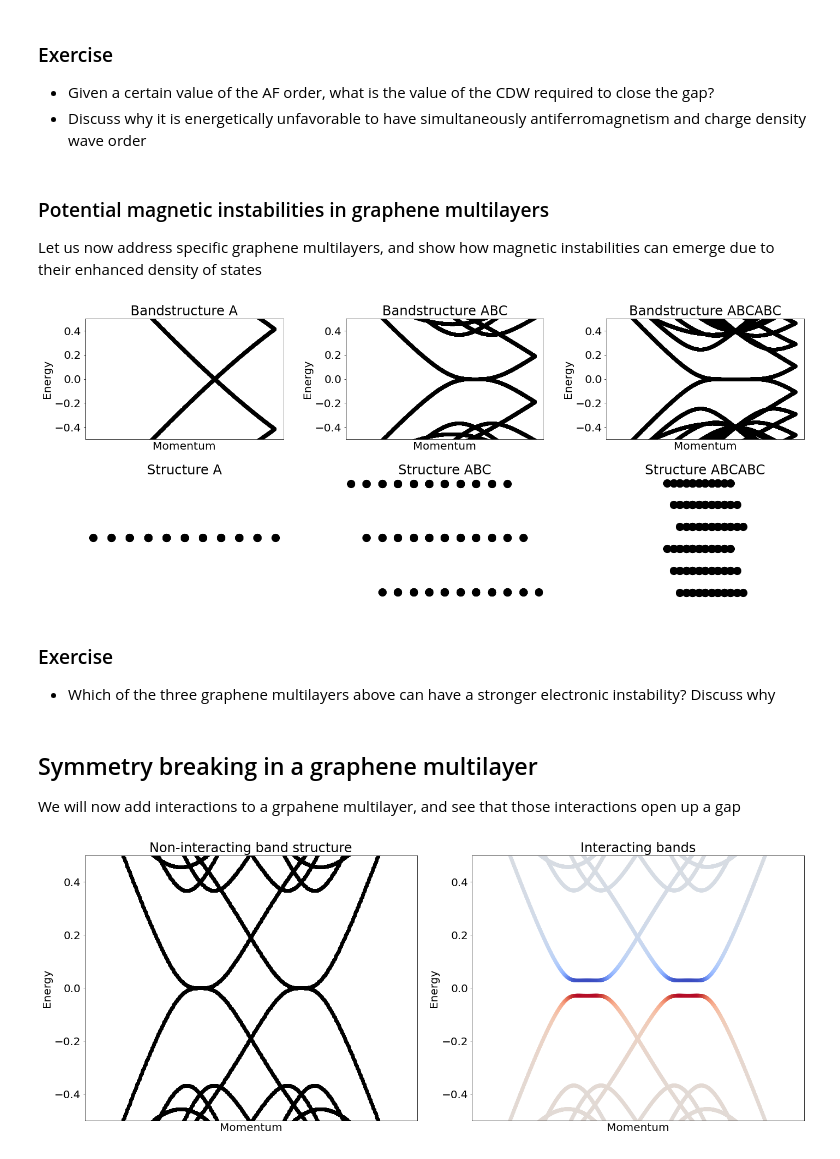
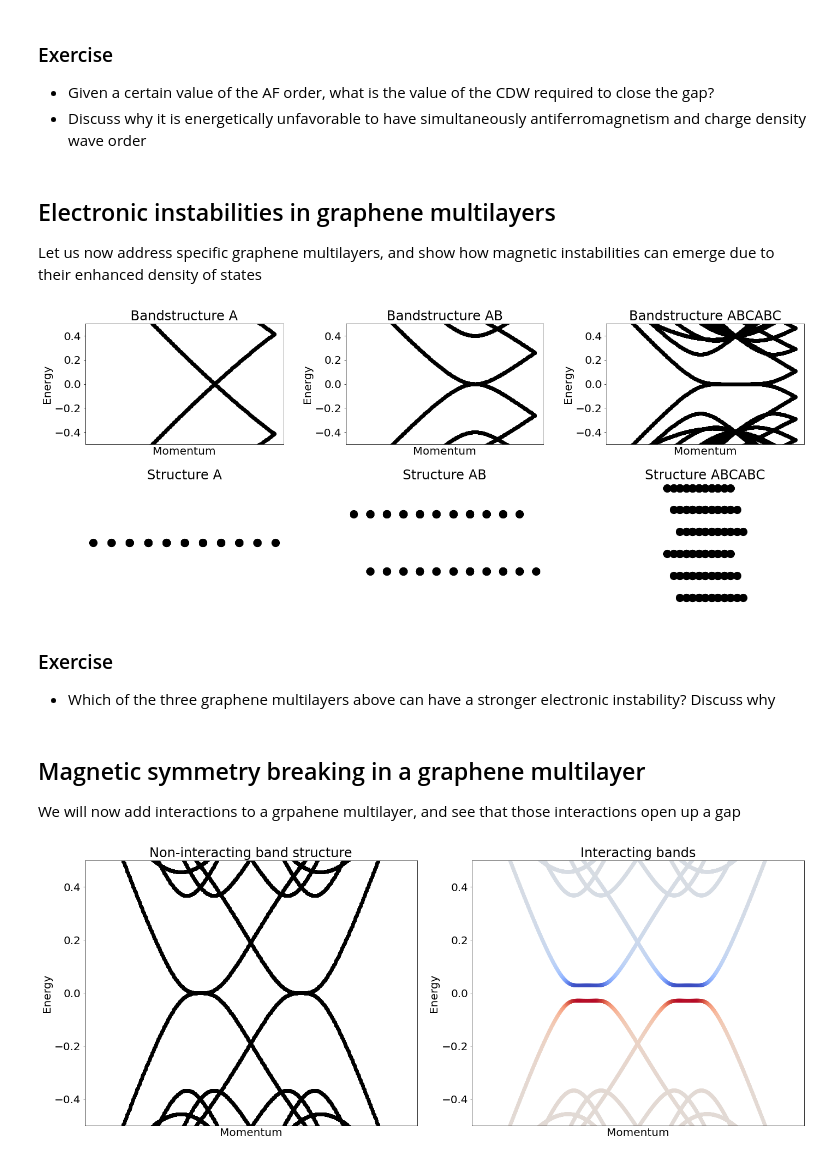
Before and after one commit to joselado/jyvaskyla_summer_school_2022, a Jupyter notebook: sessions/session3.ipynb, the cells around one changed output. Cells and saved outputs as stored; diff of their text form; code cells hidden in the pictures.

```diff
--- a/sessions/session3.ipynb
+++ b/sessions/session3.ipynb
@@ -382,31 +385,32 @@ plt.tight_layout() # adjust the subplots
 - Given a certain value of the AF order, what is the value of the CDW required to close the gap?
 - Discuss why it is energetically unfavorable to have simultaneously antiferromagnetism and charge density wave order
 # %% [markdown]
-### Potential magnetic instabilities in graphene multilayers
+## Electronic instabilities in graphene multilayers
 Let us now address specific graphene multilayers, and show how magnetic instabilities can emerge due to their enhanced density of states
 # %%
 from pyqula import specialhamiltonian
-mls = ["A","ABC","ABCABC"] # graphene multilayers to consider
+mls = ["A","AB","ABCABC"] # graphene multilayers to consider
 ii = 1 # counter
 for m in mls: # loop over multilayers
     h = specialhamiltonian.multilayer_graphene(l=m,ti=0.4) # Hamiltonian of the graphene multilayer
     h = h.get_supercell(4) # make a supercell to see the bands easier
-    (k,e) = h.get_bands(nk=800,kpath=["G","K","M"]) # compute band structure
+#    h.add_onsite(lambda r: r[2]*0.1) # to add an electric field
+    (k,e) = h.get_bands(nk=300,kpath=["G","K","M"]) # compute band structure
     plt.subplot(2,len(mls),ii) ; plt.title("Bandstructure "+m)
     plt.scatter(k,e,c="black") ; plt.xlabel("Momentum") ; plt.ylabel("Energy") ; plt.xticks([])
     plt.ylim([-.5,.5])
     plt.subplot(2,len(mls),ii+len(mls)) ; plt.title("Structure "+m) ; gs = h.geometry
     plt.scatter(gs.r[:,0],gs.r[:,2],c="black",s=200) ; plt.axis("equal") ; plt.axis("off")
     ii += 1
 
 plt.tight_layout() # tight layout
 # %% [output]
-[figure, old version]
+[figure, new version]
 # %% [markdown]
 ### Exercise
 - Which of the three graphene multilayers above can have a stronger electronic instability? Discuss why
 # %% [markdown]
-## Symmetry breaking in a graphene multilayer
+## Magnetic symmetry breaking in a graphene multilayer
 We will now add interactions to a grpahene multilayer, and see that those interactions open up a gap
 # %%
 h = specialhamiltonian.multilayer_graphene(l="ABC",ti=0.4) # Hamiltonian of the graphene multilayer
```
Also changed, not shown: parts of 1 cell of this notebook.
